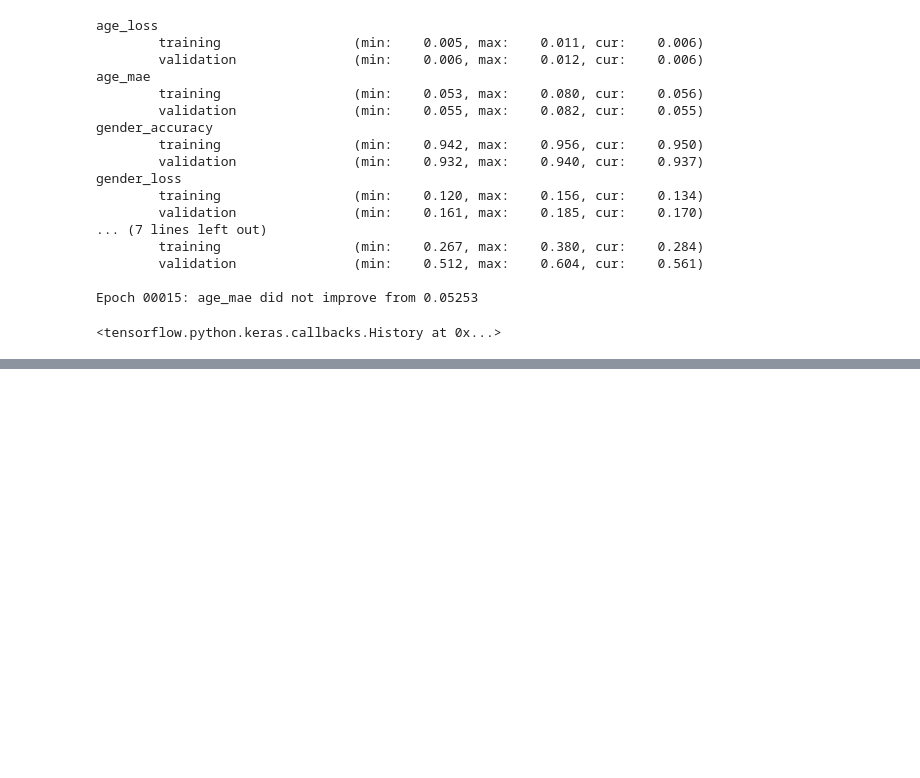
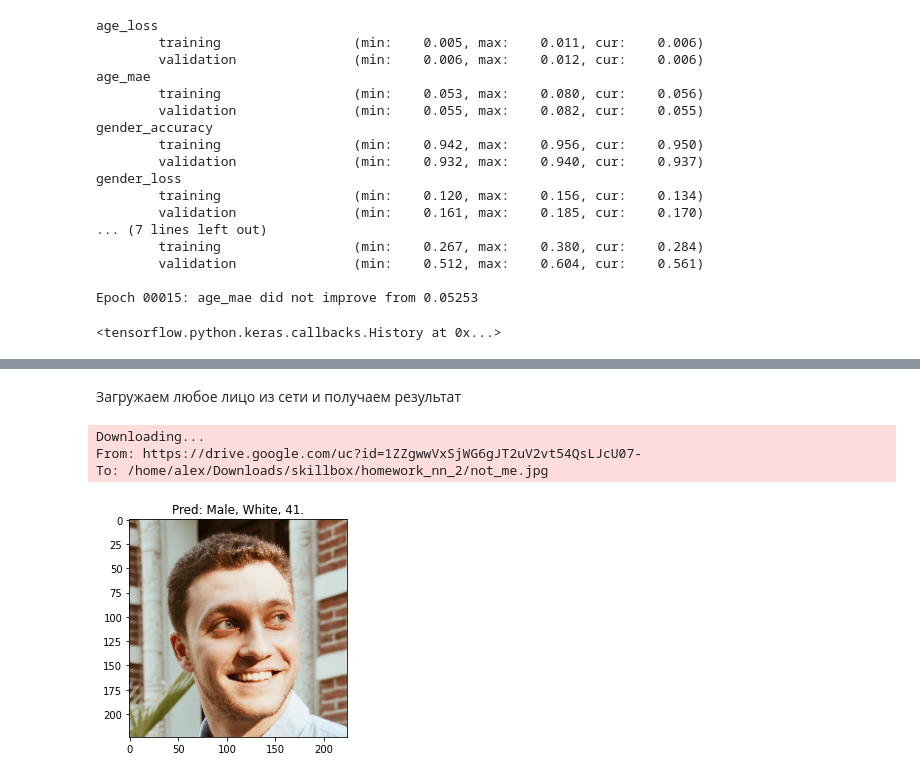
Before and after one commit to AlexChudinov/homework_nn_2, a Jupyter notebook: homework_nn_2.ipynb, the cells around one changed output, grey strips where cells are left out. Drawn from its saved outputs; the diff is of its cells as text; code cells hidden in the pictures; blank space fills up the shorter version.

```diff
--- a/homework_nn_2.ipynb
+++ b/homework_nn_2.ipynb
@@ -579,0 +628,22 @@ Epoch 00015: age_mae did not improve from 0.05253
+# %% [markdown]
+Загружаем любое лицо из сети и получаем результат
+# %%
+url = 'https://drive.google.com/uc?id=1ZZgwwVxSjWG6gJT2uV2vt54QsLJcU07-'
+output = 'not_me.jpg'
+gdown.download(url, output, quiet=False)
+
+img = image.load_img("not_me.jpg", target_size=(224, 224))
+x = image.img_to_array(img)
+x = np.expand_dims(x, axis=0)
+x = vgg_preprocess(x)
+predicted_labels = model_multitask.predict(x)
+plt.imshow(img)
+gender, race, age = int(predicted_labels[0][0] > 0.5), np.argmax(predicted_labels[1][0]), predicted_labels[2][0]
+title_obj = f"Pred: {gender_mapping[gender]}, {race_mapping[race]}, {int(age[0]*max_age)}."
+_ = plt.title(title_obj)
+# Не-я получился немного моложе :) Интересно, на сколько?
+# %% [output]
+Downloading...
+From: https://drive.google.com/uc?id=1ZZgwwVxSjWG6gJT2uV2vt54QsLJcU07-
+To: /home/alex/Downloads/skillbox/homework_nn_2/not_me.jpg
+[figure, added]
```
Also changed, not shown: parts of 21 cells of this notebook.
